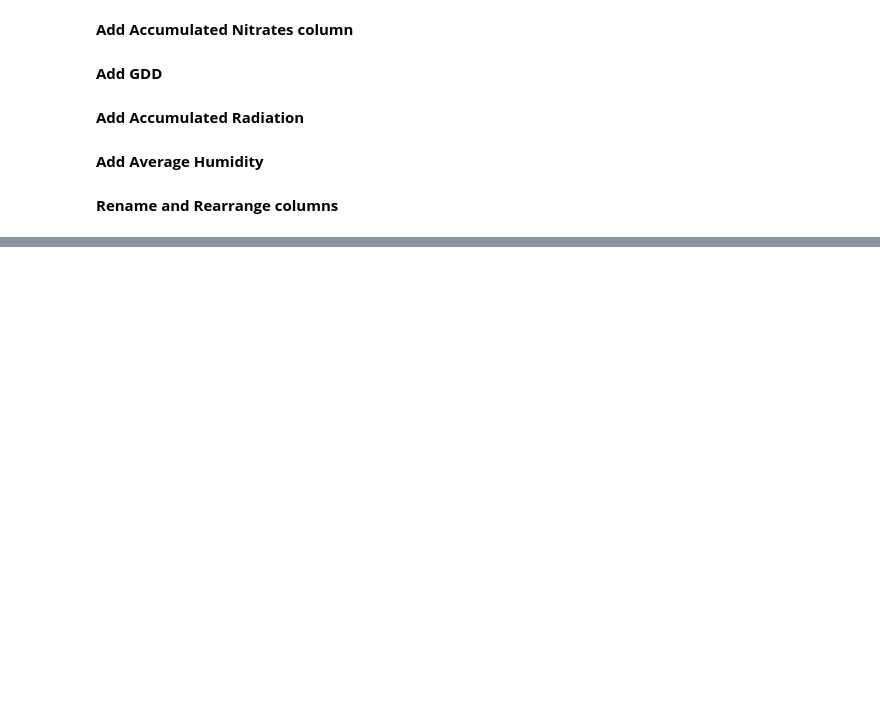
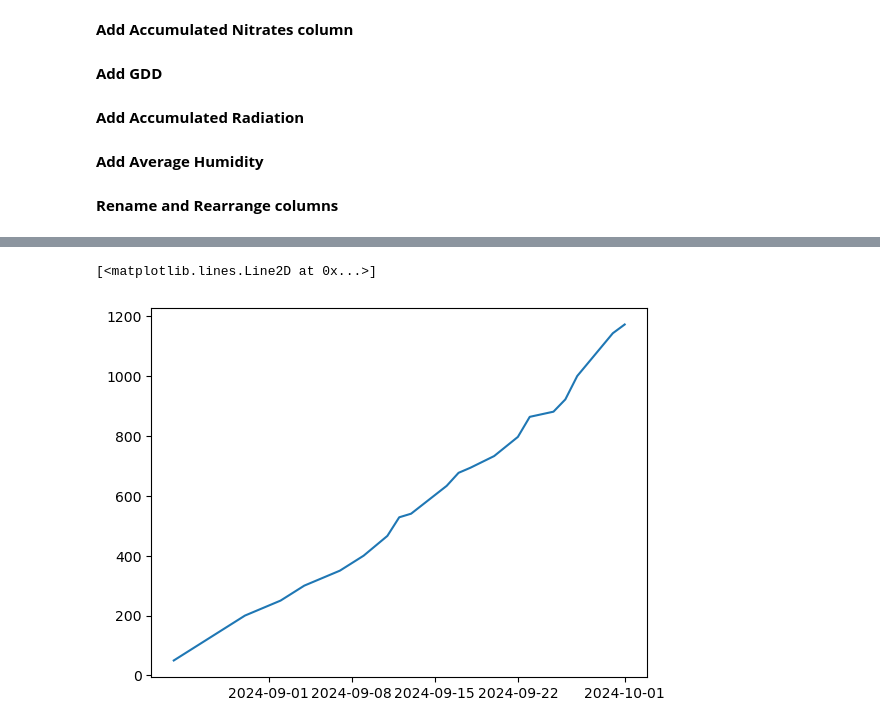
Before and after one commit to rodribro/TimeSeries, a Jupyter notebook: notebooks/dataset_creation/02_dataset.ipynb, the cells around one changed output, grey strips where cells are left out. Cells and saved outputs as stored; diff of their text form; code cells hidden in the pictures; blank space fills up the shorter version.

```diff
--- a/notebooks/dataset_creation/02_dataset.ipynb
+++ b/notebooks/dataset_creation/02_dataset.ipynb
@@ -546,0 +714,7 @@ lettuce_df.to_csv('../../data/02_lettuce.csv')
+# %%
+irrigation = pd.read_excel("../../raw_data/irrigation.xlsx")
+
+# Convert Sample column values to Upper case to match biometry dataset
+irrigation["Sample"] = irrigation["Sample"].str.upper()
+irrigation['Accumulated Irrigation'] = irrigation.groupby(['Sample'])['Quantity (mL)'].cumsum()
+irrigation.rename({'Sample':'CODE'}, axis=1, inplace=True)
@@ -546,0 +737,2 @@ lettuce_df.to_csv('../../data/02_lettuce.csv')
+# %%
+rngra1_irr = irrigation[irrigation['CODE'] == 'RNGRA1']
@@ -546,0 +759,5 @@ lettuce_df.to_csv('../../data/02_lettuce.csv')
+# %%
+plt.plot(rngra1_irr['Date'], rngra1_irr['Accumulated Irrigation'])
+# %% [output]
+[<matplotlib.lines.Line2D at 0x...>]
+[figure, added]
```
Also changed, not shown: parts of 46 cells of this notebook, 26 other files.
